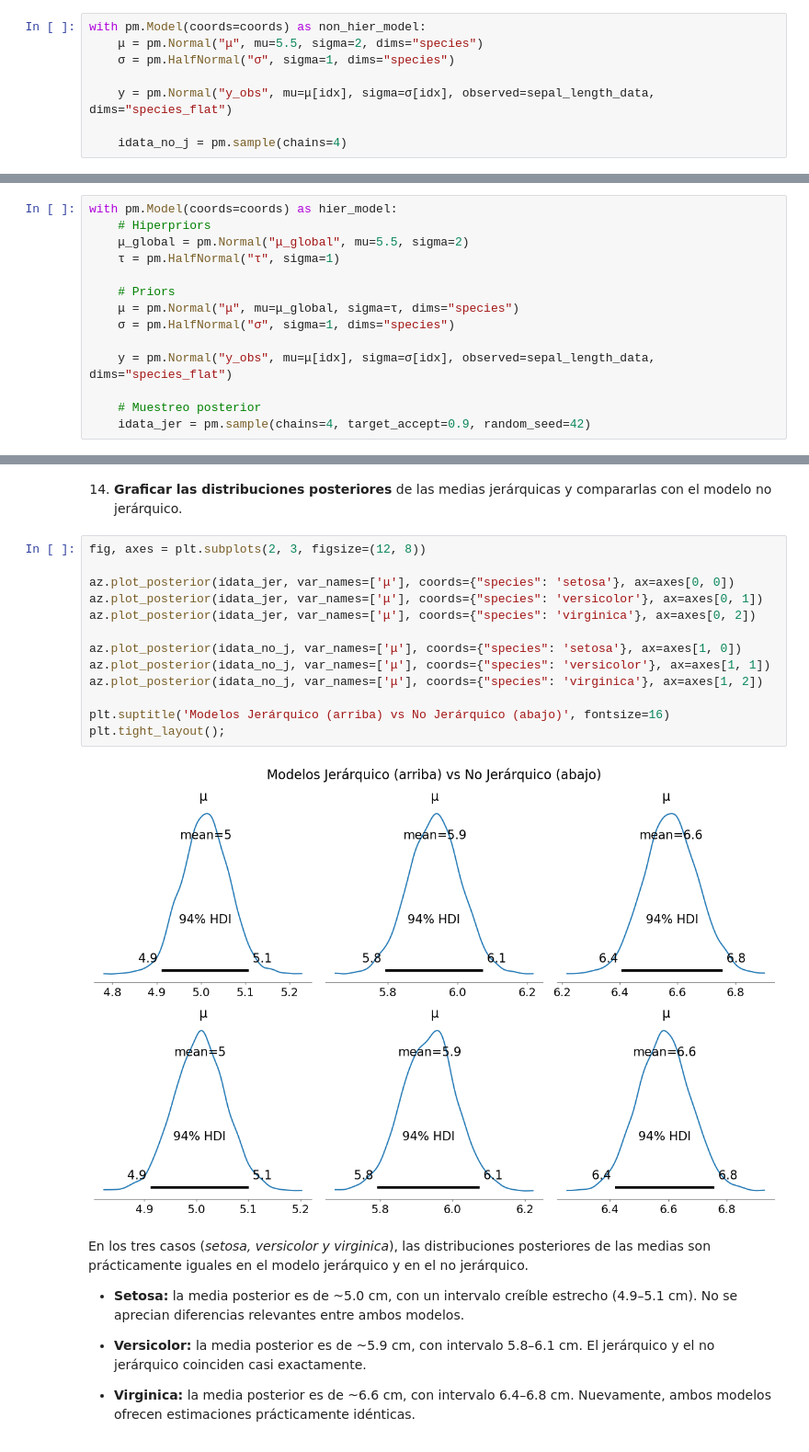
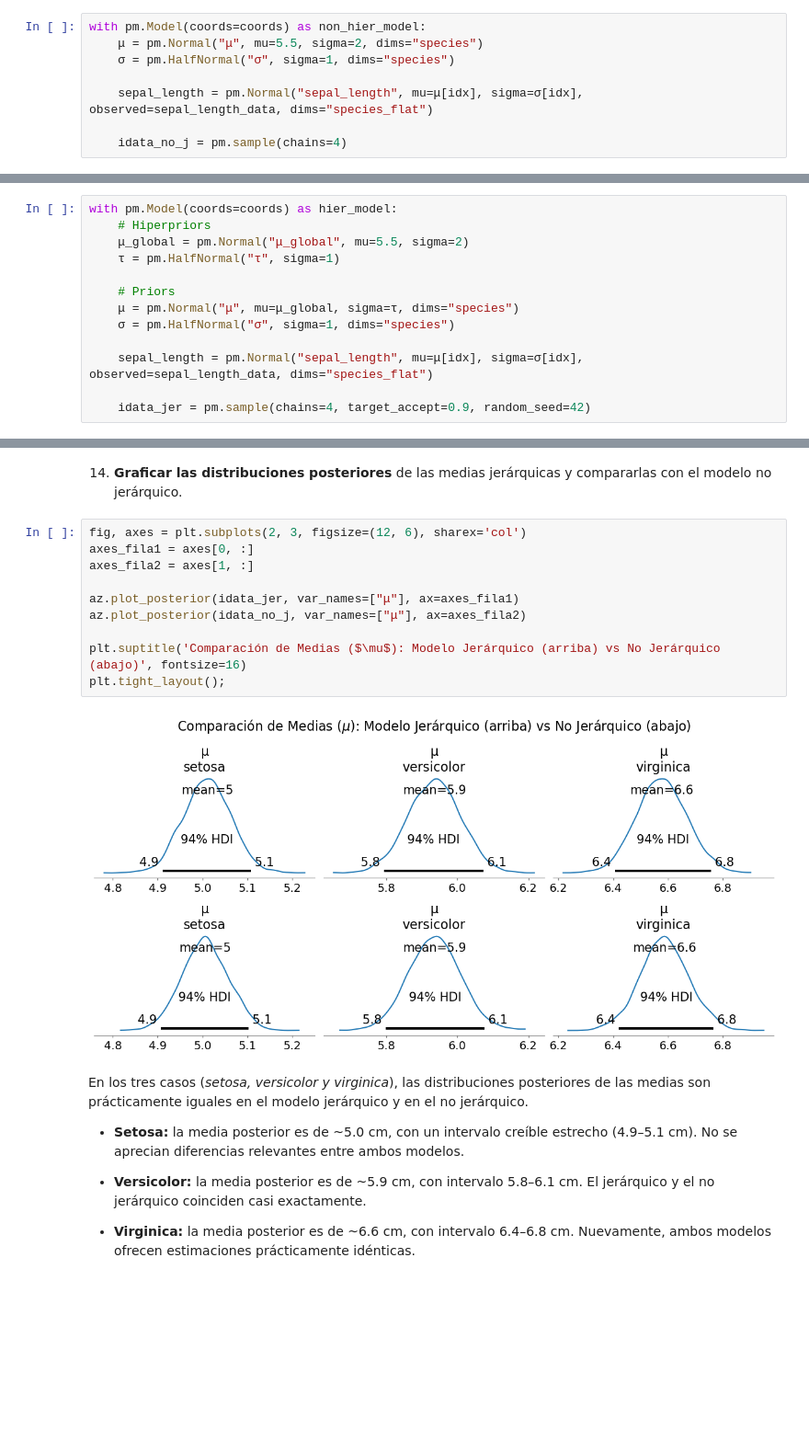
Before and after one commit to nazarenomm/Grupo4-TPI-EeI2, a Jupyter notebook: Parte1/G4_TPI_parte1.ipynb, the cells around one changed output, grey strips where cells are left out. Shown at 92% size. Drawn from its saved outputs; the diff is of its cells as text; blank space fills up the shorter version.

```diff
--- a/Parte1/G4_TPI_parte1.ipynb
+++ b/Parte1/G4_TPI_parte1.ipynb
@@ -171,7 +171,7 @@ with pm.Model(coords=coords) as non_hier_model:
     μ = pm.Normal("μ", mu=5.5, sigma=2, dims="species")
     σ = pm.HalfNormal("σ", sigma=1, dims="species")
 
-    y = pm.Normal("y_obs", mu=μ[idx], sigma=σ[idx], observed=sepal_length_data, dims="species_flat")
+    sepal_length = pm.Normal("sepal_length", mu=μ[idx], sigma=σ[idx], observed=sepal_length_data, dims="species_flat")
 
     idata_no_j = pm.sample(chains=4)
 # %% [output]
@@ -255,9 +255,8 @@ with pm.Model(coords=coords) as hier_model:
     μ = pm.Normal("μ", mu=μ_global, sigma=τ, dims="species")
     σ = pm.HalfNormal("σ", sigma=1, dims="species")
 
-    y = pm.Normal("y_obs", mu=μ[idx], sigma=σ[idx], observed=sepal_length_data, dims="species_flat")
+    sepal_length = pm.Normal("sepal_length", mu=μ[idx], sigma=σ[idx], observed=sepal_length_data, dims="species_flat")
 
-    # Muestreo posterior
     idata_jer = pm.sample(chains=4, target_accept=0.9, random_seed=42)
 # %% [output]
 Initializing NUTS using jitter+adapt_diag...
@@ -301,20 +300,17 @@ Finalmente, los valores de **$\hat{R} = 1.0$** en todos los parámetros confirma
 14. **Graficar las distribuciones posteriores** de las medias jerárquicas y compararlas con
 el modelo no jerárquico.
 # %%
-fig, axes = plt.subplots(2, 3, figsize=(12, 8))
+fig, axes = plt.subplots(2, 3, figsize=(12, 6), sharex='col')
+axes_fila1 = axes[0, :]
+axes_fila2 = axes[1, :]
 
-az.plot_posterior(idata_jer, var_names=['μ'], coords={"species": 'setosa'}, ax=axes[0, 0])
-az.plot_posterior(idata_jer, var_names=['μ'], coords={"species": 'versicolor'}, ax=axes[0, 1])
-az.plot_posterior(idata_jer, var_names=['μ'], coords={"species": 'virginica'}, ax=axes[0, 2])
+az.plot_posterior(idata_jer, var_names=["μ"], ax=axes_fila1)
+az.plot_posterior(idata_no_j, var_names=["μ"], ax=axes_fila2)
 
-az.plot_posterior(idata_no_j, var_names=['μ'], coords={"species": 'setosa'}, ax=axes[1, 0])
-az.plot_posterior(idata_no_j, var_names=['μ'], coords={"species": 'versicolor'}, ax=axes[1, 1])
-az.plot_posterior(idata_no_j, var_names=['μ'], coords={"species": 'virginica'}, ax=axes[1, 2])
-
-plt.suptitle('Modelos Jerárquico (arriba) vs No Jerárquico (abajo)', fontsize=16)
+plt.suptitle('Comparación de Medias ($\mu$): Modelo Jerárquico (arriba) vs No Jerárquico (abajo)', fontsize=16)
 plt.tight_layout();
 # %% [output]
-[figure, old version]
+[figure, new version]
 # %% [markdown]
 En los tres casos (*setosa, versicolor y virginica*), las distribuciones posteriores de las medias son prácticamente iguales en el modelo jerárquico y en el no jerárquico.
 
```
Also changed, not shown: parts of 16 cells of this notebook.
